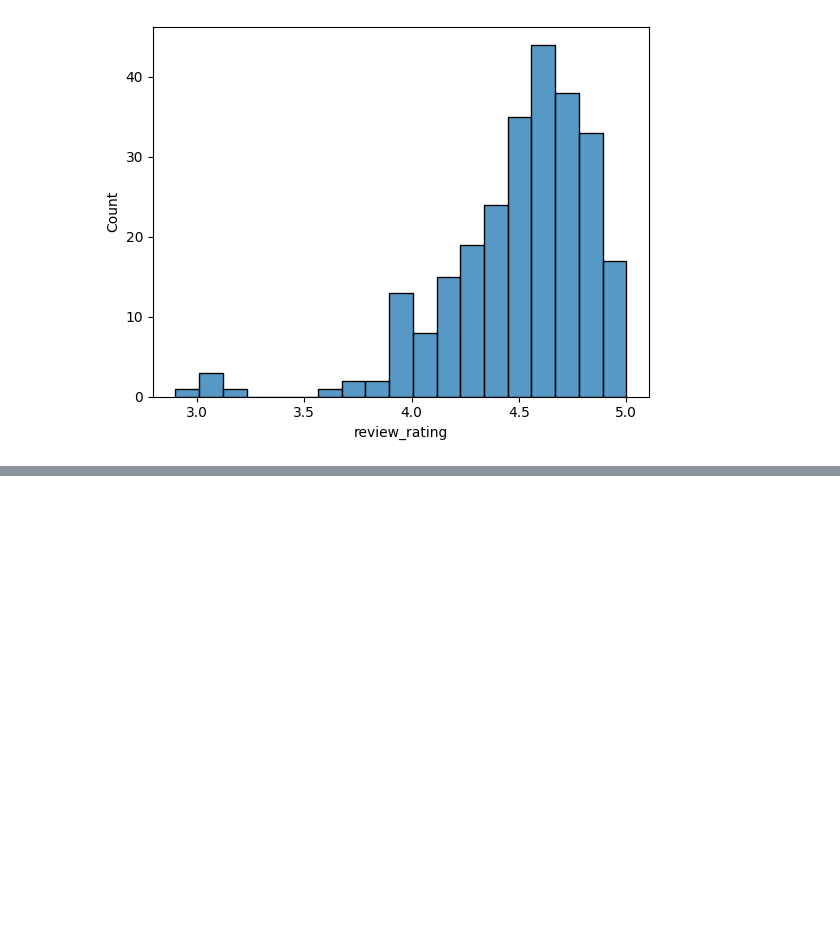
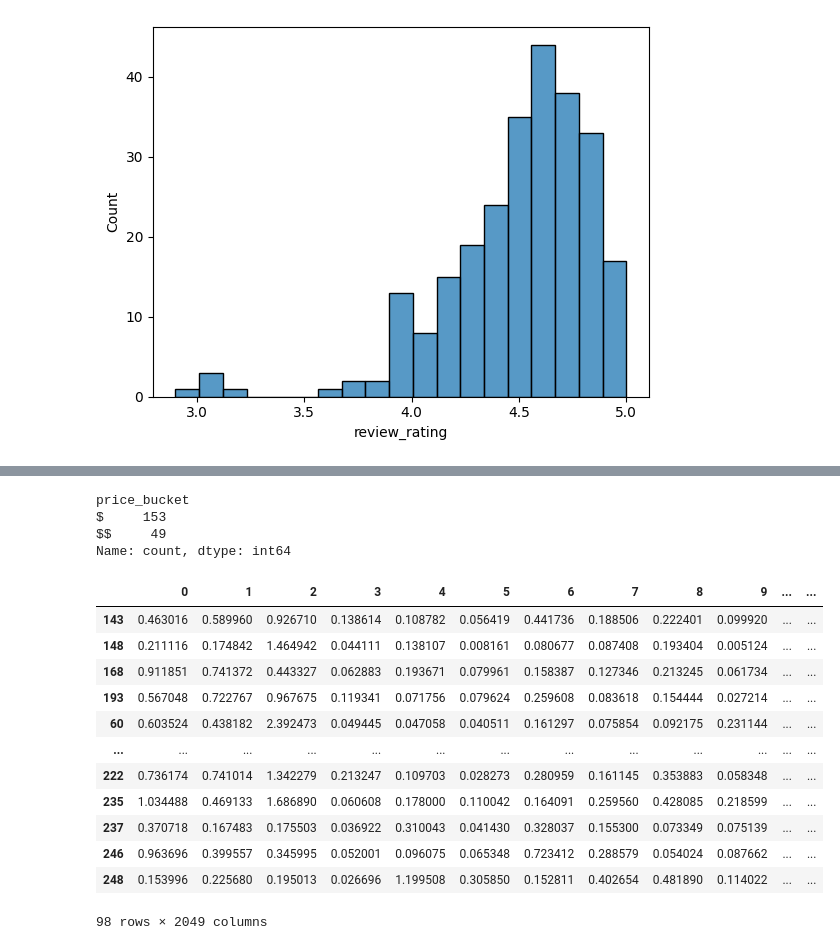
Before and after one commit to benstager/uber-eats-image-classifier, a Jupyter notebook: marketing_model.ipynb, the cells around one changed output, grey strips where cells are left out. Cells and saved outputs as stored; diff of their text form; code cells hidden in the pictures; blank space fills up the shorter version.

```diff
--- a/marketing_model.ipynb
+++ b/marketing_model.ipynb
@@ -146,6 +153,7 @@ img_cols.append('loc_no_address')
 img_cols.append('loc_name')
 [img_cols.append(f'img{i}') for i in range(1,6)]
 img_cols.append('review_rating')
+img_cols.append('price_bucket')
 
 df = pd.read_csv('Ubereat_US_Merchant.csv')
 df['loc_name'] = df['loc_name'].apply(lambda x: x.lstrip())
@@ -155,7 +163,20 @@ df['loc_no_address'] = df['loc_name'].apply(lambda x: x.split('(')[0])
 
 df = df[img_cols]
 
-df = df.groupby('loc_no_address').agg({'img1':'first','img2':'first','img3':'first','img4':'first','img5':'first','review_rating':'mean'}).reset_index()
+df = df.groupby('loc_no_address').agg({'img1':'first','img2':'first','img3':'first','img4':'first','img5':'first','review_rating':'mean', 'price_bucket':'first'}).reset_index()
 
 df_labeled = df[df['review_rating'].isna() == False]
 df_unlabeled = df[df['review_rating'].isna() == True]
+
+features = pd.read_csv('design_matrix.csv')
+
+df_training = pd.concat([df_labeled.reset_index().drop('index',axis=1), features.reset_index().drop(['index', 'Unnamed: 0'],axis=1)],axis=1)
+
+one = df_training.drop('review_rating',axis=1)
+two = df_training['review_rating']
+
+df_training = pd.concat([one,two],axis=1)
+df_training = df_training[df_training['price_bucket'].isna() == False]
+df_training = df_training[df_training['price_bucket'] != '$$$']
+df_training_X = df_training.drop(['loc_no_address', 'review_rating', 'img1', 'img2', 'img3', 'img4', 'img5', 'price_bucket'],axis=1)
+df_training_y = df_training['review_rating']
@@ -432,0 +587,10 @@ sns.histplot(data=df_training, x='review_rating')
+# %%
+df_training_X = df_training.drop(['loc_no_address', 'review_rating', 'img1', 'img2', 'img3', 'img4', 'img5', 'price_bucket'],axis=1)
+df_training_y = df_training['price_bucket'].apply(convert_price)
+# %%
+pd.value_counts(df_training['price_bucket'])
+# %% [output]
+price_bucket
+$     153
+$$     49
+Name: count, dtype: int64
@@ -432,0 +607,16 @@ sns.histplot(data=df_training, x='review_rating')
+# %%
+df_training_X[[str(i)for i in range(2049)]]
+# %% [output]
+|  | 0 | 1 | 2 | 3 | 4 | 5 | 6 | 7 | 8 | 9 | ... | ... |
+| 143 | 0.463016 | 0.589960 | 0.926710 | 0.138614 | 0.108782 | 0.056419 | 0.441736 | 0.188506 | 0.222401 | 0.099920 | ... | ... |
+| 148 | 0.211116 | 0.174842 | 1.464942 | 0.044111 | 0.138107 | 0.008161 | 0.080677 | 0.087408 | 0.193404 | 0.005124 | ... | ... |
+| 168 | 0.911851 | 0.741372 | 0.443327 | 0.062883 | 0.193671 | 0.079961 | 0.158387 | 0.127346 | 0.213245 | 0.061734 | ... | ... |
+| 193 | 0.567048 | 0.722767 | 0.967675 | 0.119341 | 0.071756 | 0.079624 | 0.259608 | 0.083618 | 0.154444 | 0.027214 | ... | ... |
+| 60 | 0.603524 | 0.438182 | 2.392473 | 0.049445 | 0.047058 | 0.040511 | 0.161297 | 0.075854 | 0.092175 | 0.231144 | ... | ... |
+| ... | ... | ... | ... | ... | ... | ... | ... | ... | ... | ... | ... | ... |
+| 222 | 0.736174 | 0.741014 | 1.342279 | 0.213247 | 0.109703 | 0.028273 | 0.280959 | 0.161145 | 0.353883 | 0.058348 | ... | ... |
+| 235 | 1.034488 | 0.469133 | 1.686890 | 0.060608 | 0.178000 | 0.110042 | 0.164091 | 0.259560 | 0.428085 | 0.218599 | ... | ... |
+| 237 | 0.370718 | 0.167483 | 0.175503 | 0.036922 | 0.310043 | 0.041430 | 0.328037 | 0.155300 | 0.073349 | 0.075139 | ... | ... |
+| 246 | 0.963696 | 0.399557 | 0.345995 | 0.052001 | 0.096075 | 0.065348 | 0.723412 | 0.288579 | 0.054024 | 0.087662 | ... | ... |
+| 248 | 0.153996 | 0.225680 | 0.195013 | 0.026696 | 1.199508 | 0.305850 | 0.152811 | 0.402654 | 0.481890 | 0.114022 | ... | ... |
+98 rows × 2049 columns
```
Also changed, not shown: parts of 69 cells of this notebook.
